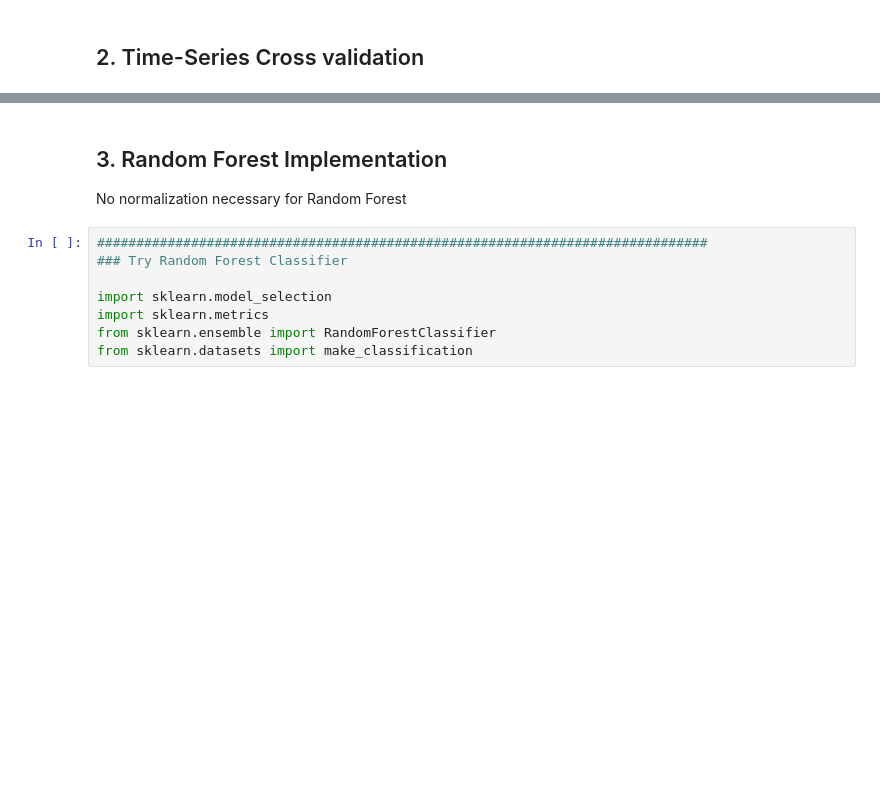
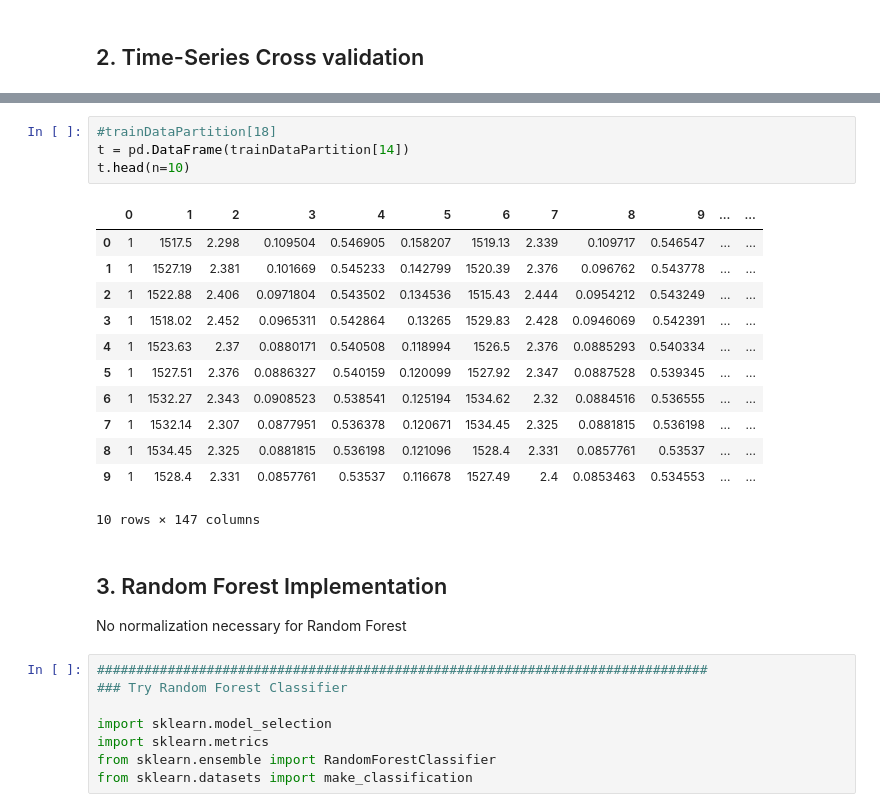
Before and after one commit to elisawarner/Stock_Project, a Jupyter notebook: Python/Random_Forest.ipynb, the cells around one changed output, grey strips where cells are left out. Cells and saved outputs as stored; diff of their text form; blank space fills up the shorter version.

```diff
--- a/Python/Random_Forest.ipynb
+++ b/Python/Random_Forest.ipynb
@@ -235,3 +262,20 @@ t.head(n=10)
+# %%
+#trainDataPartition[18]
+t = pd.DataFrame(trainDataPartition[14])
+t.head(n=10)
+# %% [output]
+|  | 0 | 1 | 2 | 3 | 4 | 5 | 6 | 7 | 8 | 9 | ... | ... |
+| 0 | 1 | 1517.5 | 2.298 | 0.109504 | 0.546905 | 0.158207 | 1519.13 | 2.339 | 0.109717 | 0.546547 | ... | ... |
+| 1 | 1 | 1527.19 | 2.381 | 0.101669 | 0.545233 | 0.142799 | 1520.39 | 2.376 | 0.096762 | 0.543778 | ... | ... |
+| 2 | 1 | 1522.88 | 2.406 | 0.0971804 | 0.543502 | 0.134536 | 1515.43 | 2.444 | 0.0954212 | 0.543249 | ... | ... |
+| 3 | 1 | 1518.02 | 2.452 | 0.0965311 | 0.542864 | 0.13265 | 1529.83 | 2.428 | 0.0946069 | 0.542391 | ... | ... |
+| 4 | 1 | 1523.63 | 2.37 | 0.0880171 | 0.540508 | 0.118994 | 1526.5 | 2.376 | 0.0885293 | 0.540334 | ... | ... |
+| 5 | 1 | 1527.51 | 2.376 | 0.0886327 | 0.540159 | 0.120099 | 1527.92 | 2.347 | 0.0887528 | 0.539345 | ... | ... |
+| 6 | 1 | 1532.27 | 2.343 | 0.0908523 | 0.538541 | 0.125194 | 1534.62 | 2.32 | 0.0884516 | 0.536555 | ... | ... |
+| 7 | 1 | 1532.14 | 2.307 | 0.0877951 | 0.536378 | 0.120671 | 1534.45 | 2.325 | 0.0881815 | 0.536198 | ... | ... |
+| 8 | 1 | 1534.45 | 2.325 | 0.0881815 | 0.536198 | 0.121096 | 1528.4 | 2.331 | 0.0857761 | 0.53537 | ... | ... |
+| 9 | 1 | 1528.4 | 2.331 | 0.0857761 | 0.53537 | 0.116678 | 1527.49 | 2.4 | 0.0853463 | 0.534553 | ... | ... |
+10 rows × 147 columns
 # %% [markdown]
 ## 3. Random Forest Implementation
 No normalization necessary for Random Forest
```
Also changed, not shown: parts of 19 cells of this notebook, 4 other files.
